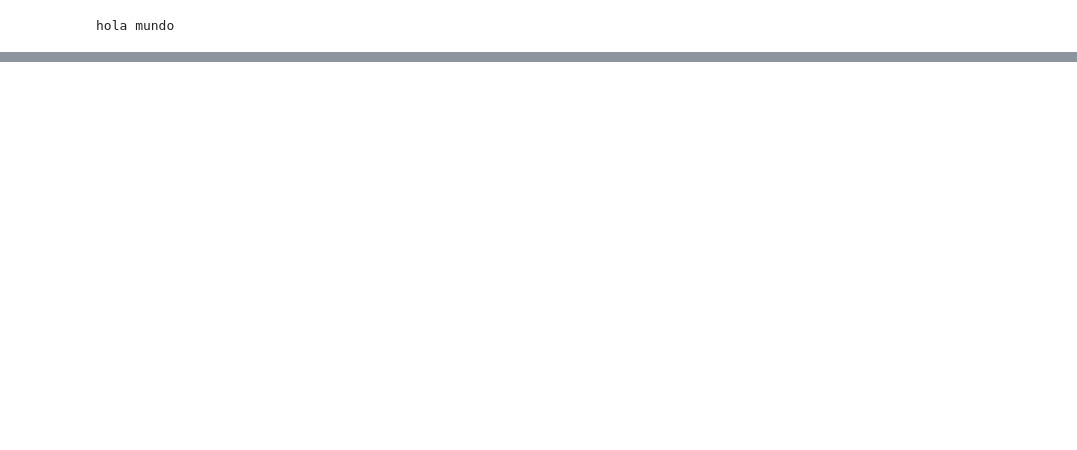
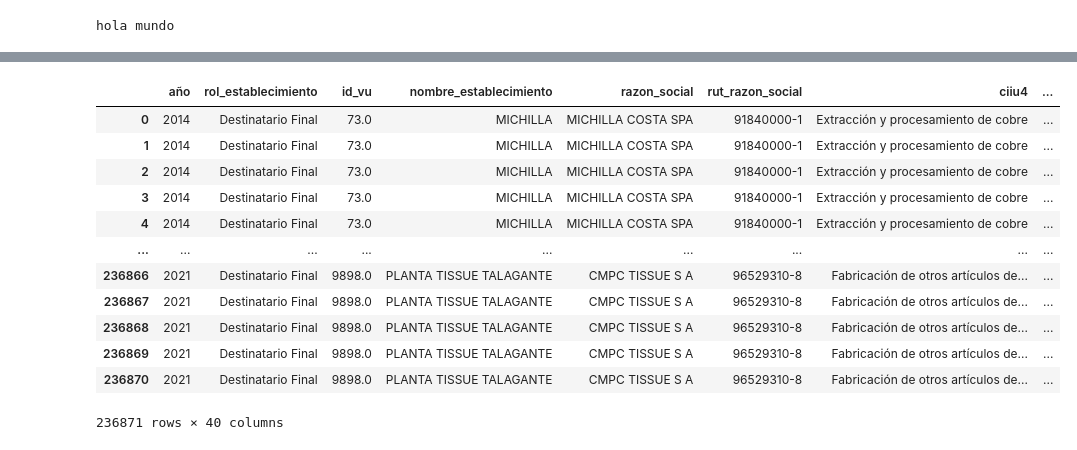
Before and after one commit to FelipeCabelloE/transparencia-chile-2024, a Jupyter notebook: notebooks/0.07-mjo-eda-sma-2.ipynb, the cells around one changed output, grey strips where cells are left out. Drawn from its saved outputs; the diff is of its cells as text; code cells hidden in the pictures; blank space fills up the shorter version.

```diff
--- a/notebooks/0.07-mjo-eda-sma-2.ipynb
+++ b/notebooks/0.07-mjo-eda-sma-2.ipynb
@@ -65,0 +63,10 @@ UnicodeDecodeError: 'utf-8' codec can't decode byte 0xf1 in position 1: invalid
+# %%
+from pathlib import Path
+
+path = "../data/raw/"
+files = Path(path).glob('*.csv')
+# %%
+from pandas.core.frame import DataFrame
+
+
+sma_dataframes: list[DataFrame] = [pd.read_csv(filepath, sep=";", low_memory=False) for filepath in files]
@@ -65,0 +101,18 @@ UnicodeDecodeError: 'utf-8' codec can't decode byte 0xf1 in position 1: invalid
+# %%
+concatenated_sma = pd.concat(sma_dataframes, axis=0, ignore_index=True)
+# %%
+concatenated_sma
+# %% [output]
+|  | año | rol_establecimiento | id_vu | nombre_establecimiento | razon_social | rut_razon_social | ciiu4 | ... |
+| 0 | 2014 | Destinatario Final | 73.0 | MICHILLA | MICHILLA COSTA SPA | 91840000-1 | Extracción y procesamiento de cobre | ... |
+| 1 | 2014 | Destinatario Final | 73.0 | MICHILLA | MICHILLA COSTA SPA | 91840000-1 | Extracción y procesamiento de cobre | ... |
+| 2 | 2014 | Destinatario Final | 73.0 | MICHILLA | MICHILLA COSTA SPA | 91840000-1 | Extracción y procesamiento de cobre | ... |
+| 3 | 2014 | Destinatario Final | 73.0 | MICHILLA | MICHILLA COSTA SPA | 91840000-1 | Extracción y procesamiento de cobre | ... |
+| 4 | 2014 | Destinatario Final | 73.0 | MICHILLA | MICHILLA COSTA SPA | 91840000-1 | Extracción y procesamiento de cobre | ... |
+| ... | ... | ... | ... | ... | ... | ... | ... | ... |
+| 236866 | 2021 | Destinatario Final | 9898.0 | PLANTA TISSUE TALAGANTE | CMPC TISSUE S A | 96529310-8 | Fabricación de otros artículos de... | ... |
+| 236867 | 2021 | Destinatario Final | 9898.0 | PLANTA TISSUE TALAGANTE | CMPC TISSUE S A | 96529310-8 | Fabricación de otros artículos de... | ... |
+| 236868 | 2021 | Destinatario Final | 9898.0 | PLANTA TISSUE TALAGANTE | CMPC TISSUE S A | 96529310-8 | Fabricación de otros artículos de... | ... |
+| 236869 | 2021 | Destinatario Final | 9898.0 | PLANTA TISSUE TALAGANTE | CMPC TISSUE S A | 96529310-8 | Fabricación de otros artículos de... | ... |
+| 236870 | 2021 | Destinatario Final | 9898.0 | PLANTA TISSUE TALAGANTE | CMPC TISSUE S A | 96529310-8 | Fabricación de otros artículos de... | ... |
+236871 rows × 40 columns
```
Also changed, not shown: parts of 16 cells of this notebook, 2 other files.
